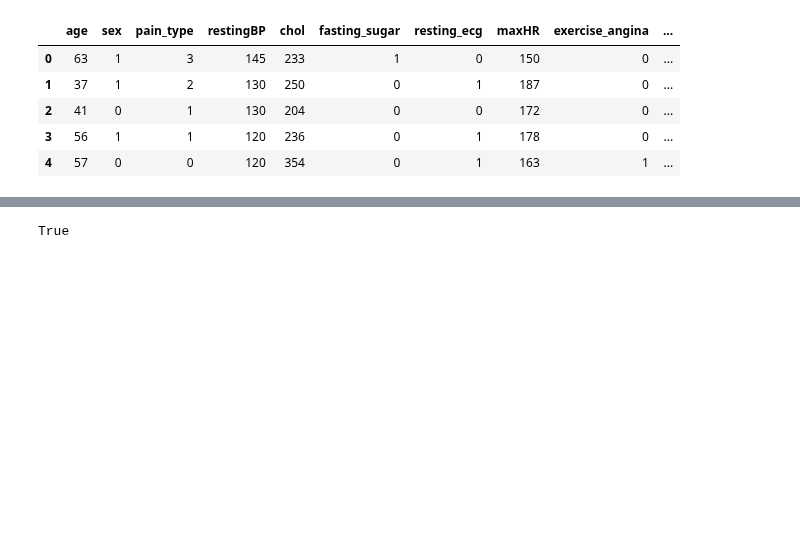
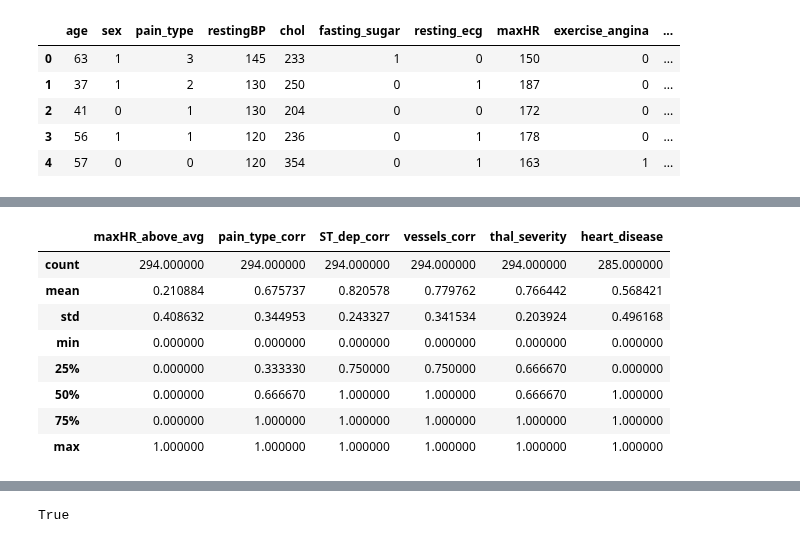
Before and after one commit to ljsauer/LaunchCode, a Jupyter notebook: Final Project - Model/Heart_Disease_Model.ipynb, the cells around one changed output, grey strips where cells are left out. Cells and saved outputs as stored; diff of their text form; code cells hidden in the pictures; blank space fills up the shorter version.

```diff
--- a/Final Project - Model/Heart_Disease_Model.ipynb
+++ b/Final Project - Model/Heart_Disease_Model.ipynb
@@ -217,0 +231,4 @@ heart.head()
+# %%
+columns = ['age', 'sex', 'pain_type', 'restingBP', 'chol', 'fasting_sugar', 'resting_ecg', 'maxHR', 'exercise_angina', 'ST_depression', 'ST_peak_slope', 'vessels_fluoro']
+heart2 = heart.drop(columns=columns)
+heart2.head()
@@ -217,0 +242,12 @@ heart.head()
+# %%
+# Reassign pain_type values to reflect correlation with heart disease
+heart2['pain_type_corr'] = heart['pain_type'].apply(lambda x: 1 if x == 3
+                                                     else 2 if x == 2
+                                                     else 3 if x == 1
+                                                     else 4)
+# %%
+heart2['ST_dep_corr'] = heart['ST_depression'].apply(lambda x: 4 if x < 1
+                                                     else 3 if x < 2
+                                                     else 2 if x < 3
+                                                     else 1 if x < 4
+                                                     else 0)
@@ -217,0 +268,24 @@ heart.head()
+# %%
+from sklearn.preprocessing import MinMaxScaler
+
+columns = ['maxHR_above_avg', 'pain_type_corr', 'ST_dep_corr', 'vessels_corr', 'thal_severity']
+X = heart2[columns]
+y = heart2.heart_disease
+
+scaler = MinMaxScaler()
+X_scaled = scaler.fit_transform(X)
+
+heart2 = pd.DataFrame(X_scaled, columns=columns)
+heart2['heart_disease'] = heart['heart_disease']
+heart2 = heart2.round(decimals=5)
+heart2.describe()
+# %% [output]
+|  | maxHR_above_avg | pain_type_corr | ST_dep_corr | vessels_corr | thal_severity | heart_disease |
+| count | 294.000000 | 294.000000 | 294.000000 | 294.000000 | 294.000000 | 285.000000 |
+| mean | 0.210884 | 0.675737 | 0.820578 | 0.779762 | 0.766442 | 0.568421 |
+| std | 0.408632 | 0.344953 | 0.243327 | 0.341534 | 0.203924 | 0.496168 |
+| min | 0.000000 | 0.000000 | 0.000000 | 0.000000 | 0.000000 | 0.000000 |
+| 25% | 0.000000 | 0.333330 | 0.750000 | 0.750000 | 0.666670 | 0.000000 |
+| 50% | 0.000000 | 0.666670 | 1.000000 | 1.000000 | 0.666670 | 1.000000 |
+| 75% | 0.000000 | 1.000000 | 1.000000 | 1.000000 | 1.000000 | 1.000000 |
+| max | 1.000000 | 1.000000 | 1.000000 | 1.000000 | 1.000000 | 1.000000 |
```
Also changed, not shown: parts of 30 cells of this notebook, 1 other file.
